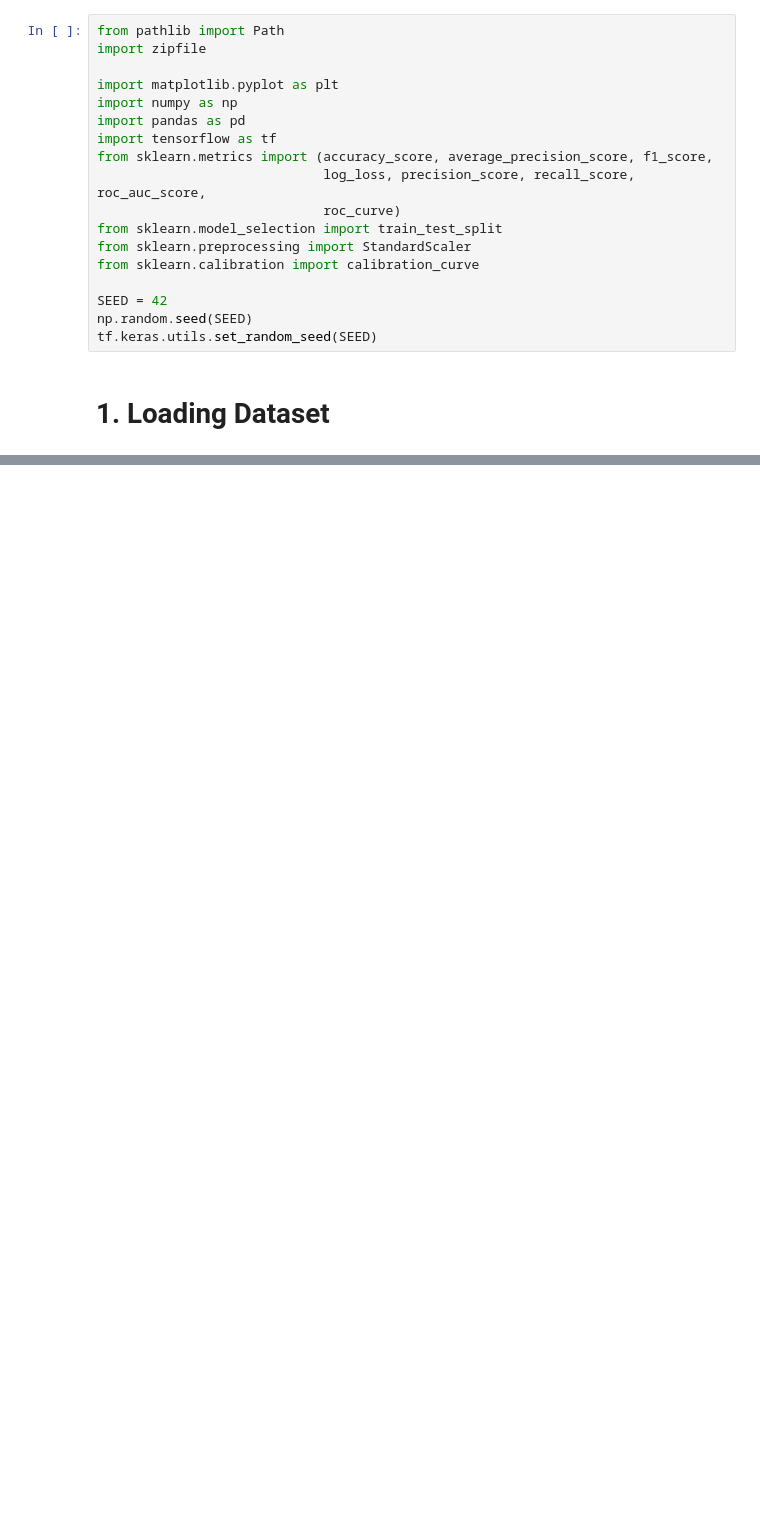
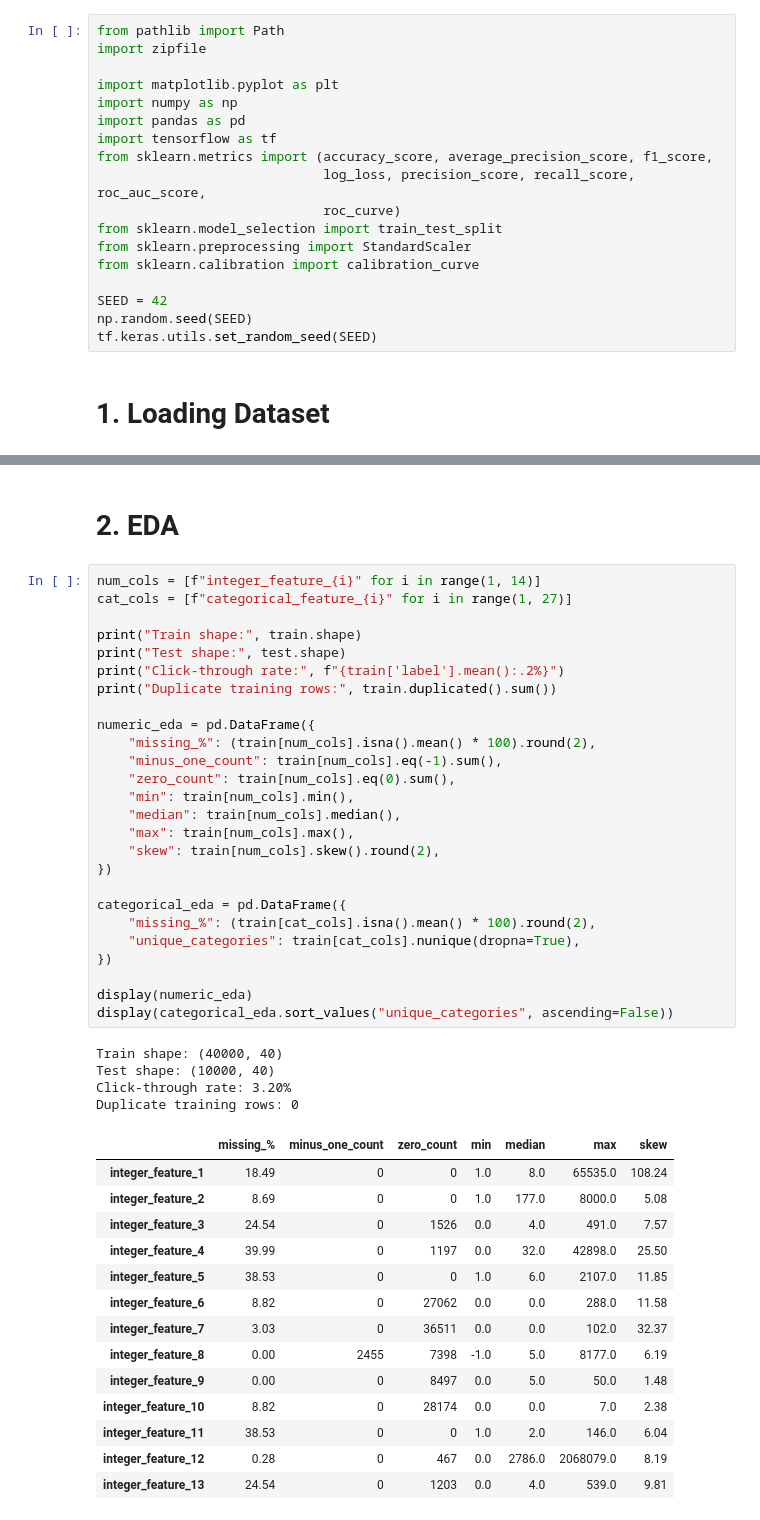
Before and after one commit to oinkcoder/DarshMosur-Intelligence-SIG-Recs-2026, a Jupyter notebook: mandatory-tasks/recommender-systems-cf-to-dlrm/RecommendationTasks/02_NeuralCTR/neural_ctr_prediction.ipynb, the cells around one changed output, grey strips where cells are left out. Drawn from its saved outputs; the diff is of its cells as text; blank space fills up the shorter version.

Commit message:
Performed EDA, Train-Test Split & Preprocessing on Dataset

```diff
--- a/mandatory-tasks/recommender-systems-cf-to-dlrm/RecommendationTasks/02_NeuralCTR/neural_ctr_prediction.ipynb
+++ b/mandatory-tasks/recommender-systems-cf-to-dlrm/RecommendationTasks/02_NeuralCTR/neural_ctr_prediction.ipynb
@@ -64,3 +64,51 @@ Files: ['train.csv', 'test.csv']
 | 3 | 0 | 1.0 | 603.0 | 1.0 | NaN | ... |
 | 4 | 0 | NaN | 525.0 | 3.0 | 8.0 | ... |
 5 rows × 40 columns
+# %% [markdown]
+
+# 2. EDA
+# %%
+num_cols = [f"integer_feature_{i}" for i in range(1, 14)]
+cat_cols = [f"categorical_feature_{i}" for i in range(1, 27)]
+
+print("Train shape:", train.shape)
+print("Test shape:", test.shape)
+print("Click-through rate:", f"{train['label'].mean():.2%}")
+print("Duplicate training rows:", train.duplicated().sum())
+
+numeric_eda = pd.DataFrame({
+    "missing_%": (train[num_cols].isna().mean() * 100).round(2),
+    "minus_one_count": train[num_cols].eq(-1).sum(),
+    "zero_count": train[num_cols].eq(0).sum(),
+    "min": train[num_cols].min(),
+    "median": train[num_cols].median(),
+    "max": train[num_cols].max(),
+    "skew": train[num_cols].skew().round(2),
+})
+
+categorical_eda = pd.DataFrame({
+    "missing_%": (train[cat_cols].isna().mean() * 100).round(2),
+    "unique_categories": train[cat_cols].nunique(dropna=True),
+})
+
+display(numeric_eda)
+display(categorical_eda.sort_values("unique_categories", ascending=False))
+# %% [output]
+Train shape: (40000, 40)
+Test shape: (10000, 40)
+Click-through rate: 3.20%
+Duplicate training rows: 0
+|  | missing_% | minus_one_count | zero_count | min | median | max | skew |
+| integer_feature_1 | 18.49 | 0 | 0 | 1.0 | 8.0 | 65535.0 | 108.24 |
+| integer_feature_2 | 8.69 | 0 | 0 | 1.0 | 177.0 | 8000.0 | 5.08 |
+| integer_feature_3 | 24.54 | 0 | 1526 | 0.0 | 4.0 | 491.0 | 7.57 |
+| integer_feature_4 | 39.99 | 0 | 1197 | 0.0 | 32.0 | 42898.0 | 25.50 |
+| integer_feature_5 | 38.53 | 0 | 0 | 1.0 | 6.0 | 2107.0 | 11.85 |
+| integer_feature_6 | 8.82 | 0 | 27062 | 0.0 | 0.0 | 288.0 | 11.58 |
+| integer_feature_7 | 3.03 | 0 | 36511 | 0.0 | 0.0 | 102.0 | 32.37 |
+| integer_feature_8 | 0.00 | 2455 | 7398 | -1.0 | 5.0 | 8177.0 | 6.19 |
+| integer_feature_9 | 0.00 | 0 | 8497 | 0.0 | 5.0 | 50.0 | 1.48 |
+| integer_feature_10 | 8.82 | 0 | 28174 | 0.0 | 0.0 | 7.0 | 2.38 |
+| integer_feature_11 | 38.53 | 0 | 0 | 1.0 | 2.0 | 146.0 | 6.04 |
+| integer_feature_12 | 0.28 | 0 | 467 | 0.0 | 2786.0 | 2068079.0 | 8.19 |
+| integer_feature_13 | 24.54 | 0 | 1203 | 0.0 | 4.0 | 539.0 | 9.81 |
```
Also changed, not shown: parts of 4 cells of this notebook.
